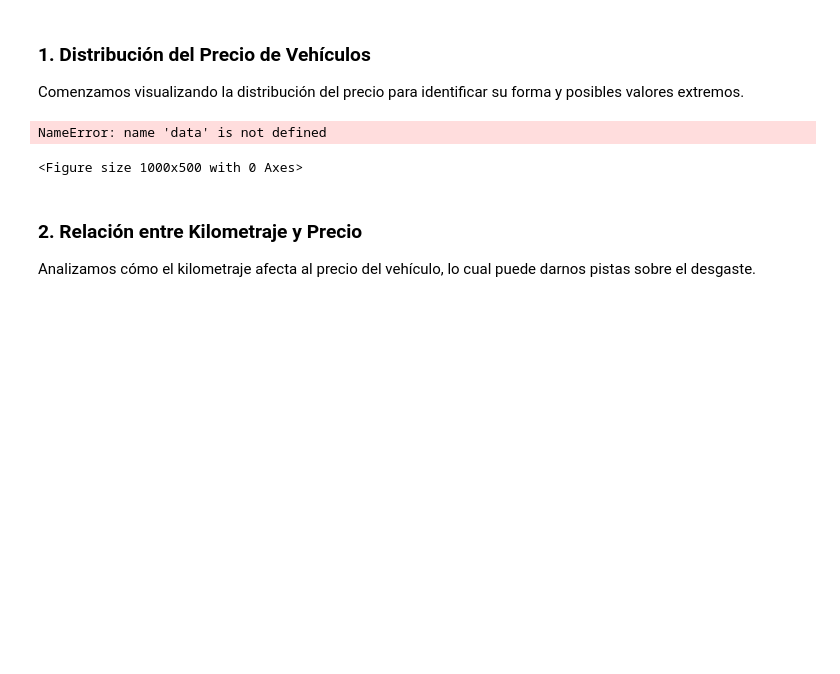
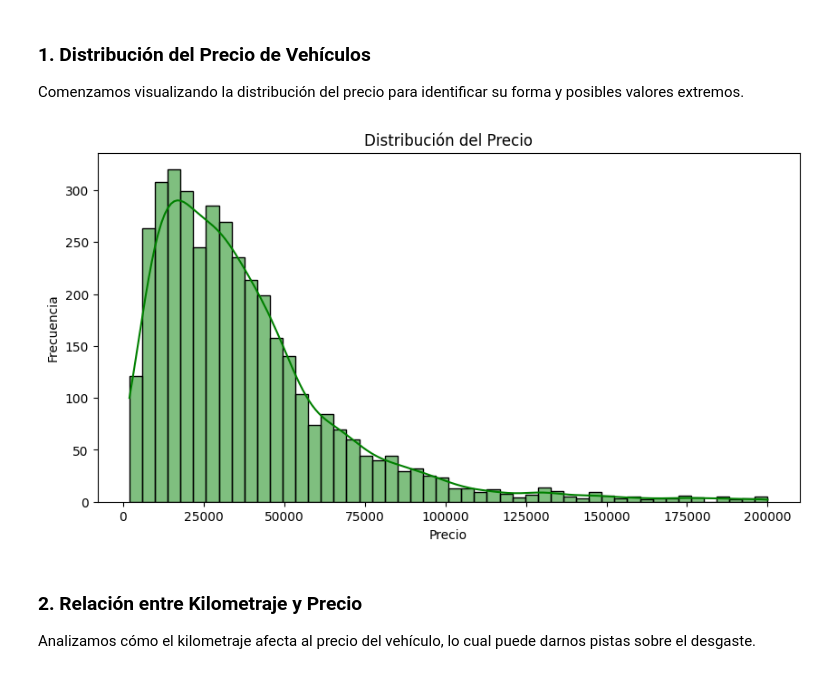
Before and after one commit to mariasuescum/Regression-of-Used-Car-Prices-Project, a Jupyter notebook: used-cars.ipynb, the cells around one changed output. Cells and saved outputs as stored; diff of their text form; code cells hidden in the pictures; blank space fills up the shorter version.

```diff
--- a/used-cars.ipynb
+++ b/used-cars.ipynb
@@ -682,14 +682,13 @@ Comenzamos visualizando la distribución del precio para identificar su forma y
 # %%
 # 1. Distribución del Precio de Vehículos
 plt.figure(figsize=(10, 5))
-sns.histplot(data['price'], kde=True, bins=50, color='green')
+sns.histplot(df['price'], kde=True, bins=50, color='green')
 plt.title('Distribución del Precio')
 plt.xlabel('Precio')
 plt.ylabel('Frecuencia')
 plt.show()
 # %% [output]
-NameError: name 'data' is not defined
-<Figure size 1000x500 with 0 Axes>
+[figure, added]
 # %% [markdown]
 ### 2. Relación entre Kilometraje y Precio
 Analizamos cómo el kilometraje afecta al precio del vehículo, lo cual puede darnos pistas sobre el desgaste.
```
Also changed, not shown: parts of 5 cells of this notebook.
